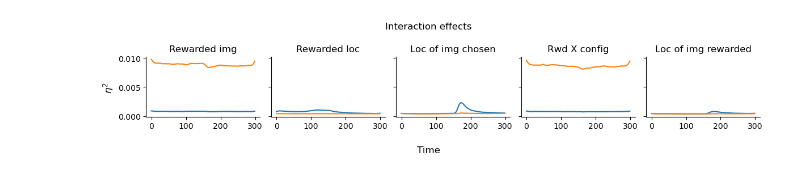
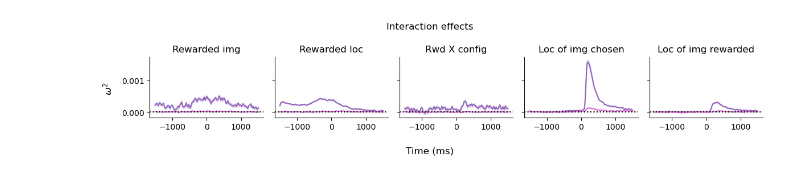
Before and after one commit to slenderham/what-where-task-analysis, a Jupyter notebook: analysis.ipynb, the cells around one changed output. Saved outputs shown, nothing was run; the diff lists cells and outputs as text; code cells hidden in the pictures.

```diff
--- a/analysis.ipynb
+++ b/analysis.ipynb
@@ -21,5 +22,13 @@ processed_path = os.path.join(root_dir, 'processed/')
 
 with open(os.path.join(processed_path, 'all_sess_regression_info.pkl'), 'rb') as f:
     all_sess_regression_info = pickle.load(f)
+# %%
+def plot_mean_se(ax, xxx, yyy, color, label, axis):
+    mean = yyy.mean(axis)
+    se = yyy.std(axis)/np.sqrt(yyy.shape[axis])
+    ax.plot(xxx, mean, c=color, label=label)
+    ax.fill_between(xxx, mean-se, mean+se, color=color, alpha=0.2)
 # %%
 all_sess_exp_var = np.concatenate(all_sess_regression_info['exp_vars'], axis=1)
+all_sess_betas = np.concatenate(all_sess_regression_info['betas'], axis=1)
+xxx = np.linspace(-1500, 1500, num=300)
@@ -80,25 +109,37 @@ fig.tight_layout()
 # %%
 fig, axes = plt.subplots(1,5, sharey=True, sharex=True, figsize=(2.4*5, 2.4))
 
-axes[0].plot(all_sess_exp_var.mean(1)[:,19:21])
+plot_mean_se(axes[0], xxx, all_sess_exp_var[...,24], color='tab:purple', label=None, axis=1)
+plot_mean_se(axes[0], xxx, all_sess_exp_var[...,23], color='orchid', label=None, axis=1)
 axes[0].set_title('Rewarded img')
-axes[1].plot(all_sess_exp_var.mean(1)[:,17:19])
+
+plot_mean_se(axes[1], xxx, all_sess_exp_var[...,20], color='tab:purple', label=None, axis=1)
+plot_mean_se(axes[1], xxx, all_sess_exp_var[...,21], color='orchid', label=None, axis=1)
 axes[1].set_title('Rewarded loc')
-axes[2].plot(all_sess_exp_var.mean(1)[:,21:23])
-axes[2].set_title('Loc of img chosen')
-axes[3].plot(all_sess_exp_var.mean(1)[:,23:25])
-axes[3].set_title('Rwd X config')
-axes[4].plot(all_sess_exp_var.mean(1)[:,25:27])
+
+plot_mean_se(axes[2], xxx, all_sess_exp_var[...,29], color='tab:purple', label=None, axis=1)
+plot_mean_se(axes[2], xxx, all_sess_exp_var[...,28], color='orchid', label=None, axis=1)
+axes[2].set_title('Rwd X config')
+
+plot_mean_se(axes[3], xxx, all_sess_exp_var[...,25], color='tab:purple', label=None, axis=1)
+plot_mean_se(axes[3], xxx, all_sess_exp_var[...,26], color='orchid', label=None, axis=1)
+axes[3].set_title('Loc of img chosen')
+
+
+plot_mean_se(axes[4], xxx, all_sess_exp_var[...,30], color='tab:purple', label=None, axis=1)
+plot_mean_se(axes[4], xxx, all_sess_exp_var[...,31], color='orchid', label=None, axis=1)
 axes[4].set_title('Loc of img rewarded')
 
+for a in axes:
+    a.axhline(0, ls=':', c='k')
 
 # axes[0].set_ylim([-0.001, 0.05])
-fig.supxlabel('Time')
-fig.supylabel('$\\eta^2$')
+fig.supxlabel('Time (ms)')
+fig.supylabel('$\\omega^2$')
 fig.suptitle('Interaction effects')
 
 sns.despine()
 
 fig.tight_layout()
 # %% [output]
-[figure, old version]
+[figure, new version]
```
Also changed, not shown: parts of 26 cells of this notebook.
